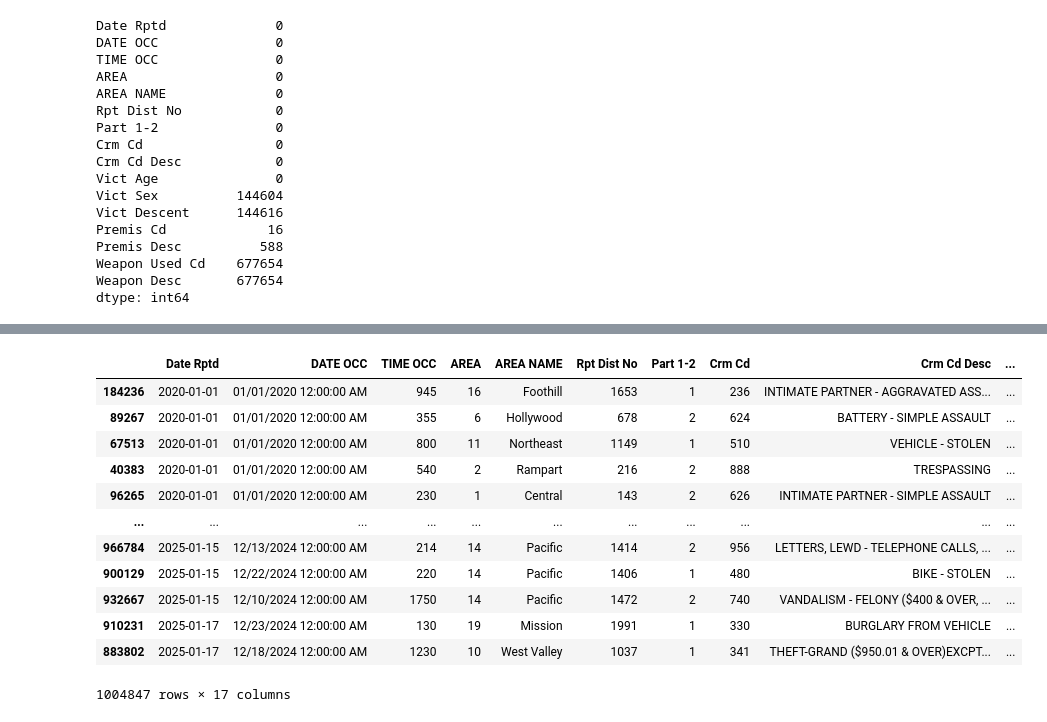
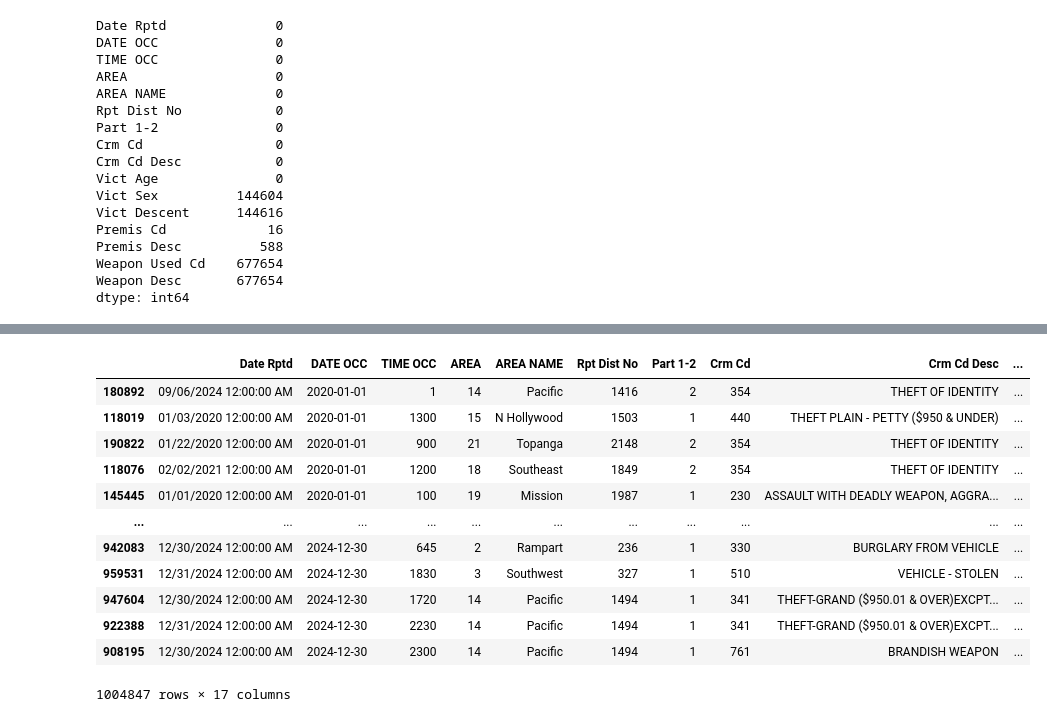
Before and after one commit to ChunKuiLau/Project-1, a Jupyter notebook: EDA mini project.ipynb, the cells around one changed output, grey strips where cells are left out. Cells and saved outputs as stored; diff of their text form; code cells hidden in the pictures.

```diff
--- a/EDA mini project.ipynb
+++ b/EDA mini project.ipynb
@@ -234,16 +149,18 @@ memory usage: 126.5+ MB
 # %%
-df_dropped.sort_values(by =['Date Rptd'], ascending = True)
+updated_df = df_dropped.sort_values(by =['DATE OCC'], ascending = True)
-# %% [output]
-|  | Date Rptd | DATE OCC | TIME OCC | AREA | AREA NAME | Rpt Dist No | Part 1-2 | Crm Cd | Crm Cd Desc | ... |
-| 184236 | 2020-01-01 | 01/01/2020 12:00:00 AM | 945 | 16 | Foothill | 1653 | 1 | 236 | INTIMATE PARTNER - AGGRAVATED ASS... | ... |
-| 89267 | 2020-01-01 | 01/01/2020 12:00:00 AM | 355 | 6 | Hollywood | 678 | 2 | 624 | BATTERY - SIMPLE ASSAULT | ... |
-| 67513 | 2020-01-01 | 01/01/2020 12:00:00 AM | 800 | 11 | Northeast | 1149 | 1 | 510 | VEHICLE - STOLEN | ... |
-| 40383 | 2020-01-01 | 01/01/2020 12:00:00 AM | 540 | 2 | Rampart | 216 | 2 | 888 | TRESPASSING | ... |
-| 96265 | 2020-01-01 | 01/01/2020 12:00:00 AM | 230 | 1 | Central | 143 | 2 | 626 | INTIMATE PARTNER - SIMPLE ASSAULT | ... |
-| ... | ... | ... | ... | ... | ... | ... | ... | ... | ... | ... |
-| 966784 | 2025-01-15 | 12/13/2024 12:00:00 AM | 214 | 14 | Pacific | 1414 | 2 | 956 | LETTERS, LEWD - TELEPHONE CALLS, ... | ... |
-| 900129 | 2025-01-15 | 12/22/2024 12:00:00 AM | 220 | 14 | Pacific | 1406 | 1 | 480 | BIKE - STOLEN | ... |
-| 932667 | 2025-01-15 | 12/10/2024 12:00:00 AM | 1750 | 14 | Pacific | 1472 | 2 | 740 | VANDALISM - FELONY ($400 & OVER, ... | ... |
-| 910231 | 2025-01-17 | 12/23/2024 12:00:00 AM | 130 | 19 | Mission | 1991 | 1 | 330 | BURGLARY FROM VEHICLE | ... |
-| 883802 | 2025-01-17 | 12/18/2024 12:00:00 AM | 1230 | 10 | West Valley | 1037 | 1 | 341 | THEFT-GRAND ($950.01 & OVER)EXCPT... | ... |
-1004847 rows × 17 columns
+# %%
+updated_df
+# %% [output]
+|  | Date Rptd | DATE OCC | TIME OCC | AREA | AREA NAME | Rpt Dist No | Part 1-2 | Crm Cd | Crm Cd Desc | ... |
+| 180892 | 09/06/2024 12:00:00 AM | 2020-01-01 | 1 | 14 | Pacific | 1416 | 2 | 354 | THEFT OF IDENTITY | ... |
+| 118019 | 01/03/2020 12:00:00 AM | 2020-01-01 | 1300 | 15 | N Hollywood | 1503 | 1 | 440 | THEFT PLAIN - PETTY ($950 & UNDER) | ... |
+| 190822 | 01/22/2020 12:00:00 AM | 2020-01-01 | 900 | 21 | Topanga | 2148 | 2 | 354 | THEFT OF IDENTITY | ... |
+| 118076 | 02/02/2021 12:00:00 AM | 2020-01-01 | 1200 | 18 | Southeast | 1849 | 2 | 354 | THEFT OF IDENTITY | ... |
+| 145445 | 01/01/2020 12:00:00 AM | 2020-01-01 | 100 | 19 | Mission | 1987 | 1 | 230 | ASSAULT WITH DEADLY WEAPON, AGGRA... | ... |
+| ... | ... | ... | ... | ... | ... | ... | ... | ... | ... | ... |
+| 942083 | 12/30/2024 12:00:00 AM | 2024-12-30 | 645 | 2 | Rampart | 236 | 1 | 330 | BURGLARY FROM VEHICLE | ... |
+| 959531 | 12/31/2024 12:00:00 AM | 2024-12-30 | 1830 | 3 | Southwest | 327 | 1 | 510 | VEHICLE - STOLEN | ... |
+| 947604 | 12/30/2024 12:00:00 AM | 2024-12-30 | 1720 | 14 | Pacific | 1494 | 1 | 341 | THEFT-GRAND ($950.01 & OVER)EXCPT... | ... |
+| 922388 | 12/31/2024 12:00:00 AM | 2024-12-30 | 2230 | 14 | Pacific | 1494 | 1 | 341 | THEFT-GRAND ($950.01 & OVER)EXCPT... | ... |
+| 908195 | 12/30/2024 12:00:00 AM | 2024-12-30 | 2300 | 14 | Pacific | 1494 | 1 | 761 | BRANDISH WEAPON | ... |
+1004847 rows × 17 columns
```
Also changed, not shown: parts of 9 cells of this notebook, 1 other file.
